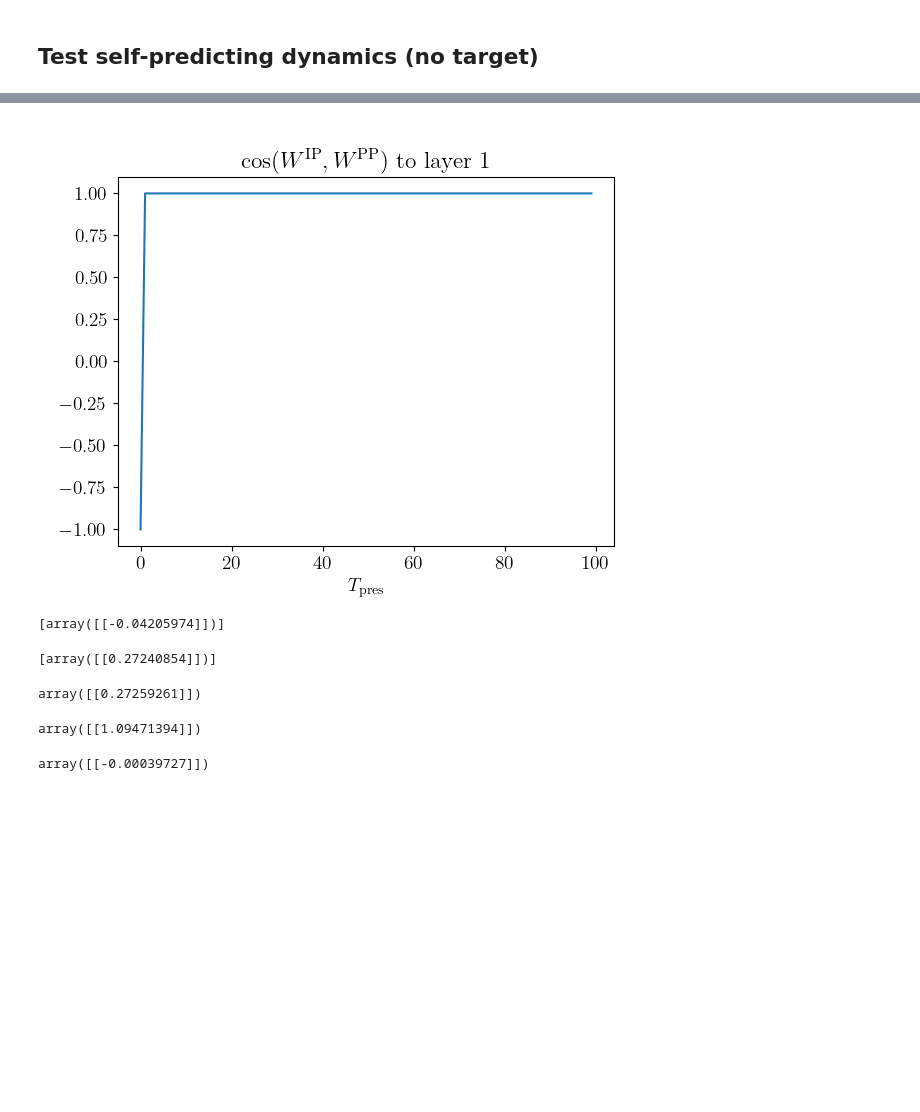
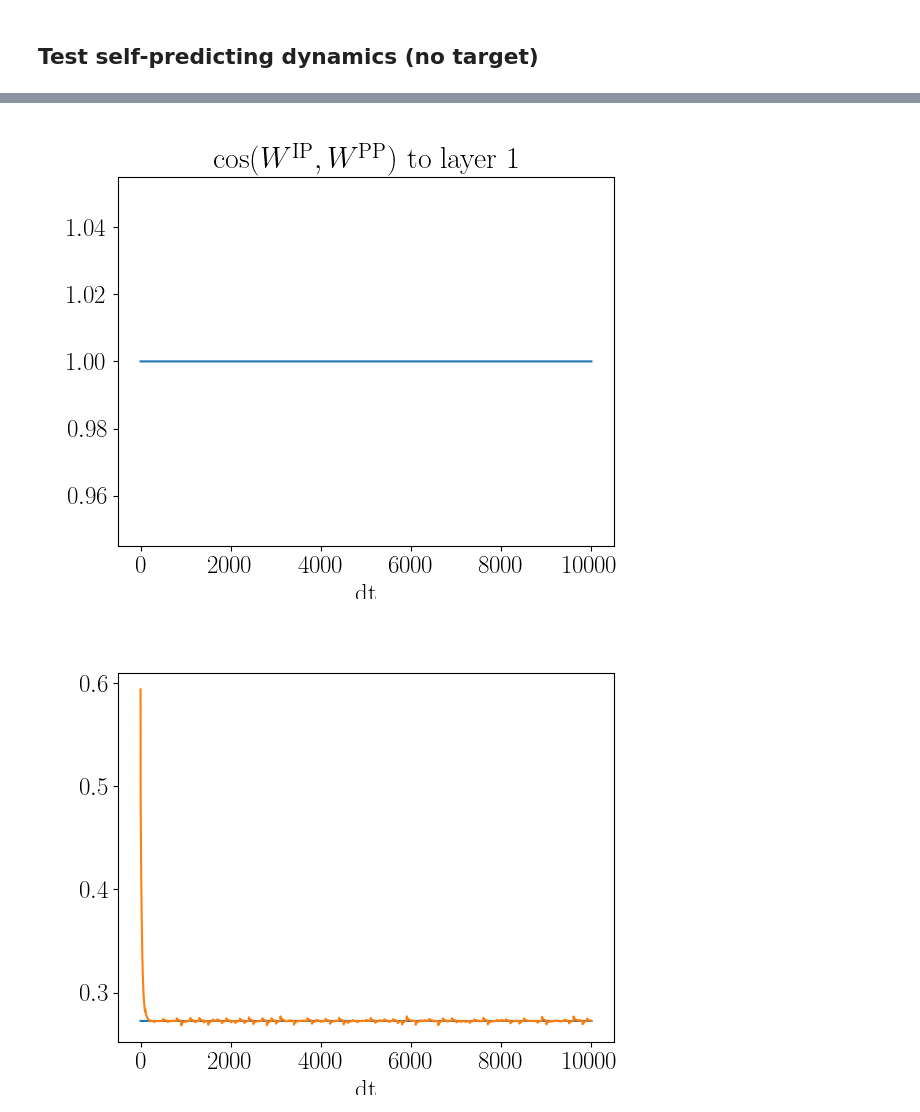
Before and after one commit to kma-code/Phaseless-Alignment-Learning, a Jupyter notebook: RtDeep/RtDeep simple demo.ipynb, the cells around one changed output, grey strips where cells are left out. Drawn from its saved outputs; the diff is of its cells as text; code cells hidden in the pictures; blank space fills up the shorter version.

```diff
--- a/RtDeep/RtDeep simple demo.ipynb
+++ b/RtDeep/RtDeep simple demo.ipynb
@@ -14,7 +14,7 @@ The model uses real time dynamics with Euler integration, LE, dendritic error pr
 import numpy as np
 import pylab as plt
 plt.rc('text', usetex=True)
-plt.rc('font', size=14,family='serif')
+plt.rc('font', size=18,family='serif')
 import matplotlib.gridspec as gridspec
 from matplotlib.ticker import FormatStrFormatter
 from microcircuit import *
@@ -82,0 +33,7 @@ for i in range(1, len(layers)-1):
+# %%
+# simulation settings
+
+dt = 0.01 # in ms
+tauxi = None
+Tpres = 100 * dt
+Ttot = 100 * Tpres # total simulation time
@@ -174,7 +171,7 @@ for i in range(len(layers[1:-1])):
     uP = np.array([uP[i] for uP in uP_time_series])
     ax.plot(uP)
     plt.yscale('linear')
-    label = '$T_{ \mathrm{pres}} $'
+    label = 'dt'
     plt.xlabel(label)
     plt.title(f'Layer {i+1} pyramidal voltages')
     plt.show()
@@ -193,9 +190,10 @@ uP = np.array([uP[-1] for uP in uP_time_series])
 ax.plot(uP, label='Pyramidal')
 ax.plot(uI, '--', label='Inter')
 plt.yscale('linear')
-label = '$T_{ \mathrm{pres}} $'
+label = 'dt'
 plt.xlabel(label)
 plt.title(f'Layer {len(layers)-1} inter + pyramidal voltages')
+plt.grid()
 plt.legend()
 plt.show()
 
@@ -204,8 +202,9 @@ fig, ax = plt.subplots()
 vapi = np.array(vapi_time_series).reshape(-1, np.array(uI_time_series).shape[-1])
 ax.plot(vapi, '--')
 # plt.yscale('log')
-label = '$T_{ \mathrm{pres}} $'
+label = 'dt'
 plt.xlabel(label)
+plt.grid()
 plt.title(f'Layer {len(layers)-1} apical voltages')
 plt.show()
 # %% [output]
@@ -229,8 +230,19 @@ for i in range(len(layers[1:-1])):
     fig, ax = plt.subplots()
     ax.plot(cos_BPI_BPP[i])
     plt.yscale('linear')
-    label = '$T_{ \mathrm{pres}} $'
+    label = 'dt'
     plt.xlabel(label)
     plt.title('$\cos(B^\mathrm{PI}, -B^\mathrm{PP})$ to layer ' + str(i+1))
     plt.show()
+
+
+fig, ax = plt.subplots()
+ax.plot(np.array(BPI_time_series).ravel())
+ax.plot(-np.array(BPP_time_series).ravel())
+plt.yscale('linear')
+label = 'dt'
+plt.xlabel(label)
+plt.ylabel("B")
+# plt.title('$\cos(W^\mathrm{IP}, W^\mathrm{PP})$ to layer ' + str(i+1))
+plt.show()
 # %% [output]
@@ -238,31 +251,21 @@ for i in range(len(layers[1:-1])):
 # %%
 for i in range(len(layers[1:-1])):
     fig, ax = plt.subplots()
     ax.plot(cos_WIP_WPP[i])
     plt.yscale('linear')
-    label = '$T_{ \mathrm{pres}} $'
+    label = 'dt'
     plt.xlabel(label)
     plt.title('$\cos(W^\mathrm{IP}, W^\mathrm{PP})$ to layer ' + str(i+1))
     plt.show()
+
+
+fig, ax = plt.subplots()
+ax.plot(np.array([WPP[1] for WPP in WPP_time_series]).ravel())
+ax.plot(np.array(WIP_time_series).ravel())
+plt.yscale('linear')
+label = 'dt'
+plt.xlabel(label)
+plt.show()
 # %% [output]
-[figure, old version]
+[figure, new version]
+[figure, added]
-# %%
-WIP_time_series[0]
-# %% [output]
-[array([[-0.04205974]])]
-# %%
-WIP_time_series[-1]
-# %% [output]
-[array([[0.27240854]])]
-# %%
-WPP_time_series[0][1]
-# %% [output]
-array([[0.27259261]])
-# %%
-BPI_time_series[0][0] + BPP_time_series[0][0]
-# %% [output]
-array([[1.09471394]])
-# %%
-BPI_time_series[-1][0] + BPP_time_series[-1][0]
-# %% [output]
-array([[-0.00039727]])
```
Also changed, not shown: parts of 18 cells of this notebook.
